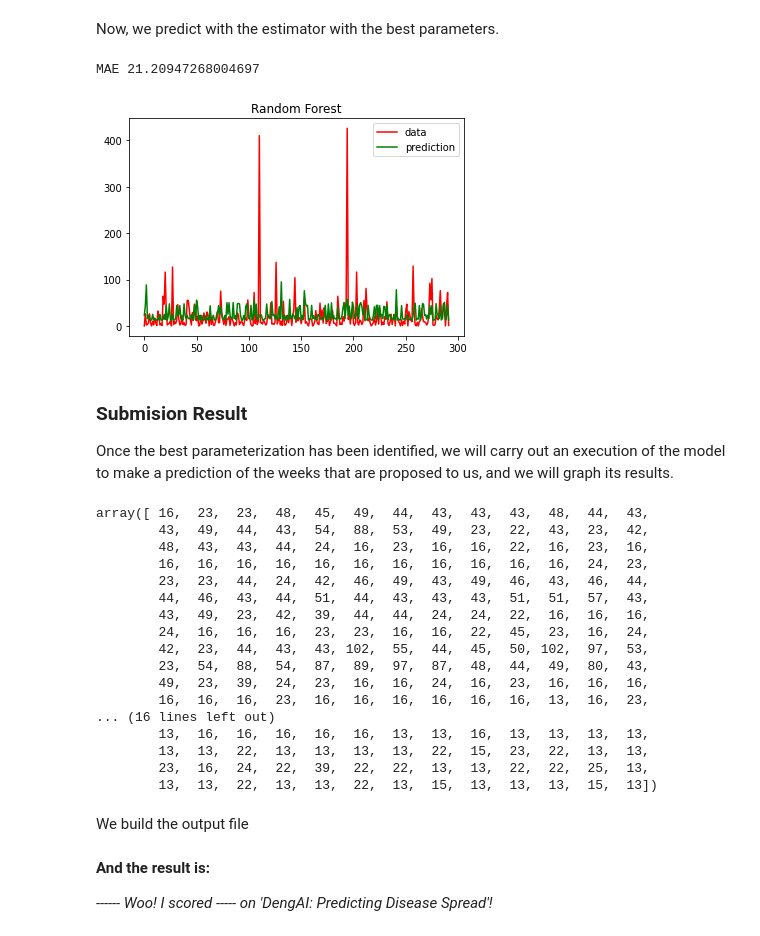
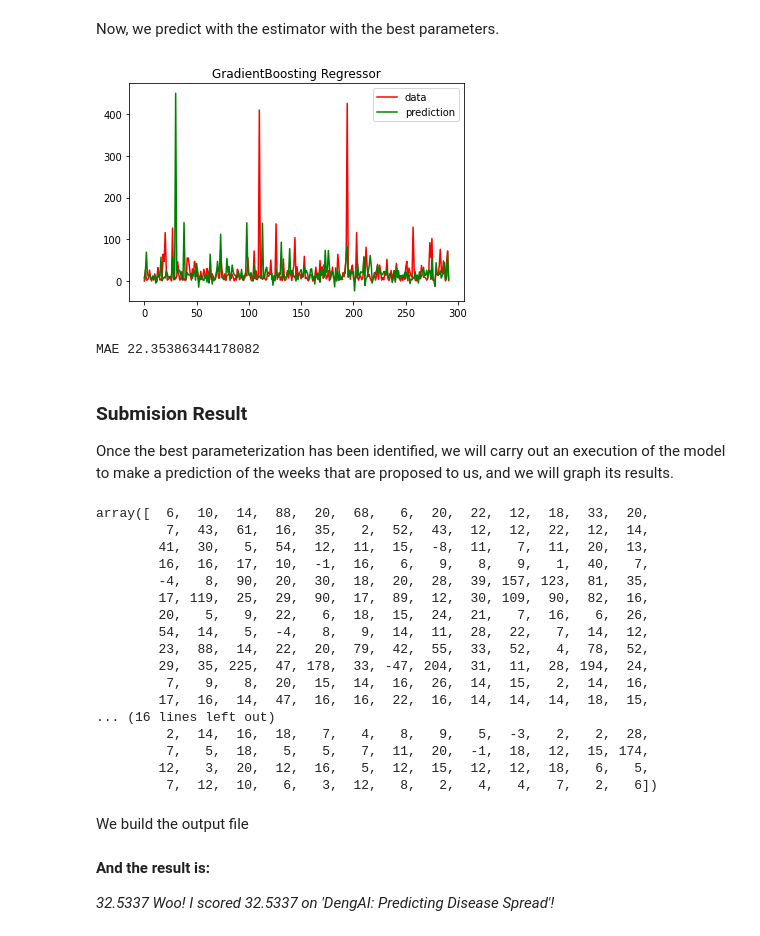
Before and after one commit to sergiosb99/SSJ_SupervisedLearning, a Jupyter notebook: Dengue_Boosting_Optimization.ipynb, the cells around one changed output. Cells and saved outputs as stored; diff of their text form; code cells hidden in the pictures.

```diff
--- a/Dengue_Boosting_Optimization.ipynb
+++ b/Dengue_Boosting_Optimization.ipynb
@@ -181,7 +189,9 @@ Woo! I scored ----- on 'DengAI: Predicting Disease Spread'!*
 Randomized Search can sample a given number of candidates from a parameter space with a specified distribution.
 # %%
 # We declare the variables to be hyperparameterized
-param = [{'n_estimators': [50,100,150,200,250,300,450,500,550,600,650,700,750]}]
+param = [{'learning_rate': [1,2,3],
+          'criterion': ['friedman_mse', 'mae'],
+          'n_estimators': [50,100,200,300,500,600,700]}]
 
 # Initialize the grid search
 random = RandomizedSearchCV(estimator = est, param_distributions = param, cv = 5)
@@ -191,9 +201,9 @@ random.fit(X_train,y_train)
 
 # We show the results
 print("Mejores parámetros: ")
-print(grid.best_params_)
+print(random.best_params_)
 print()
 print("Puntuaciones: ")
-print(grid.cv_results_['mean_test_score'])
+print(random.cv_results_['mean_test_score'])
 # %% [output]
 Mejores parámetros:
@@ -218,27 +218,26 @@ Now, we predict with the estimator with the best parameters.
 # %%
 y_random = random.predict(X_test)
 # %%
-mae = mean_absolute_error(y_test, y_random)
-print ('MAE', mae)
-
-xx = np.stack(i for i in range(y_test.shape[0]))
+xx = np.arange(0,len(y_test),1)
 plt.plot(xx, y_test, c='r', label='data')
-#plt.plot(xx, y, c='k', label='data')
 plt.plot(xx, y_random, c='g', label='prediction')
 plt.axis('tight')
 plt.legend()
 plt.title("GradientBoosting Regressor")
 
 plt.show()
+
+mae = mean_absolute_error(y_test, y_grid)
+print ('MAE', mae)
 # %% [output]
+[figure, new version]
-MAE 21.20947268004697
+MAE 22.35386344178082
-[figure, old version]
 # %% [markdown]
 ### Submision Result
 
 Once the best parameterization has been identified, we will carry out an execution of the model to make a prediction of the weeks that are proposed to us, and we will graph its results.
 # %%
-final_model_prediction = grid.predict(df_test_final)
+final_model_prediction = random.predict(df_test_final)
 
 # Round the result and cast to int
 y = np.rint(final_model_prediction)
@@ -247,23 +246,23 @@ res = np.hstack(y)
 
 res
 # %% [output]
-array([ 16,  23,  23,  48,  45,  49,  44,  43,  43,  43,  48,  44,  43,
-        43,  49,  44,  43,  54,  88,  53,  49,  23,  22,  43,  23,  42,
-        48,  43,  43,  44,  24,  16,  23,  16,  16,  22,  16,  23,  16,
-        16,  16,  16,  16,  16,  16,  16,  16,  16,  16,  16,  24,  23,
-        23,  23,  44,  24,  42,  46,  49,  43,  49,  46,  43,  46,  44,
-        44,  46,  43,  44,  51,  44,  43,  43,  43,  51,  51,  57,  43,
-        43,  49,  23,  42,  39,  44,  44,  24,  24,  22,  16,  16,  16,
-        24,  16,  16,  16,  23,  23,  16,  16,  22,  45,  23,  16,  24,
-        42,  23,  44,  43,  43, 102,  55,  44,  45,  50, 102,  97,  53,
-        23,  54,  88,  54,  87,  89,  97,  87,  48,  44,  49,  80,  43,
-        49,  23,  39,  24,  23,  16,  16,  24,  16,  23,  16,  16,  16,
-        16,  16,  16,  23,  16,  16,  16,  16,  16,  16,  13,  16,  23,
+array([  6,  10,  14,  88,  20,  68,   6,  20,  22,  12,  18,  33,  20,
+         7,  43,  61,  16,  35,   2,  52,  43,  12,  12,  22,  12,  14,
+        41,  30,   5,  54,  12,  11,  15,  -8,  11,   7,  11,  20,  13,
+        16,  16,  17,  10,  -1,  16,   6,   9,   8,   9,   1,  40,   7,
+        -4,   8,  90,  20,  30,  18,  20,  28,  39, 157, 123,  81,  35,
+        17, 119,  25,  29,  90,  17,  89,  12,  30, 109,  90,  82,  16,
+        20,   5,   9,  22,   6,  18,  15,  24,  21,   7,  16,   6,  26,
+        54,  14,   5,  -4,   8,   9,  14,  11,  28,  22,   7,  14,  12,
+        23,  88,  14,  22,  20,  79,  42,  55,  33,  52,   4,  78,  52,
+        29,  35, 225,  47, 178,  33, -47, 204,  31,  11,  28, 194,  24,
+         7,   9,   8,  20,  15,  14,  16,  26,  14,  15,   2,  14,  16,
+        17,  16,  14,  47,  16,  16,  22,  16,  14,  14,  14,  18,  15,
 ... (16 lines left out)
-        13,  16,  16,  16,  16,  16,  13,  13,  16,  13,  13,  13,  13,
-        13,  13,  22,  13,  13,  13,  13,  22,  15,  23,  22,  13,  13,
-        23,  16,  24,  22,  39,  22,  22,  13,  13,  22,  22,  25,  13,
-        13,  13,  22,  13,  13,  22,  13,  15,  13,  13,  13,  15,  13])
+         2,  14,  16,  18,   7,   4,   8,   9,   5,  -3,   2,   2,  28,
+         7,   5,  18,   5,   5,   7,  11,  20,  -1,  18,  12,  15, 174,
+        12,   3,  20,  12,  16,   5,  12,  15,  12,  12,  18,   6,   5,
+         7,  12,  10,   6,   3,  12,   8,   2,   4,   4,   7,   2,   6])
 # %% [markdown]
 We build the output file
 # %%
@@ -274,5 +273,5 @@ submission.to_csv("result_randomized.csv")
 # %% [markdown]
 **And the result is:**
 
-*------
-Woo! I scored ----- on 'DengAI: Predicting Disease Spread'!*
+*32.5337
+Woo! I scored 32.5337 on 'DengAI: Predicting Disease Spread'!*
```
Also changed, not shown: parts of 9 cells of this notebook, 5 other files.
